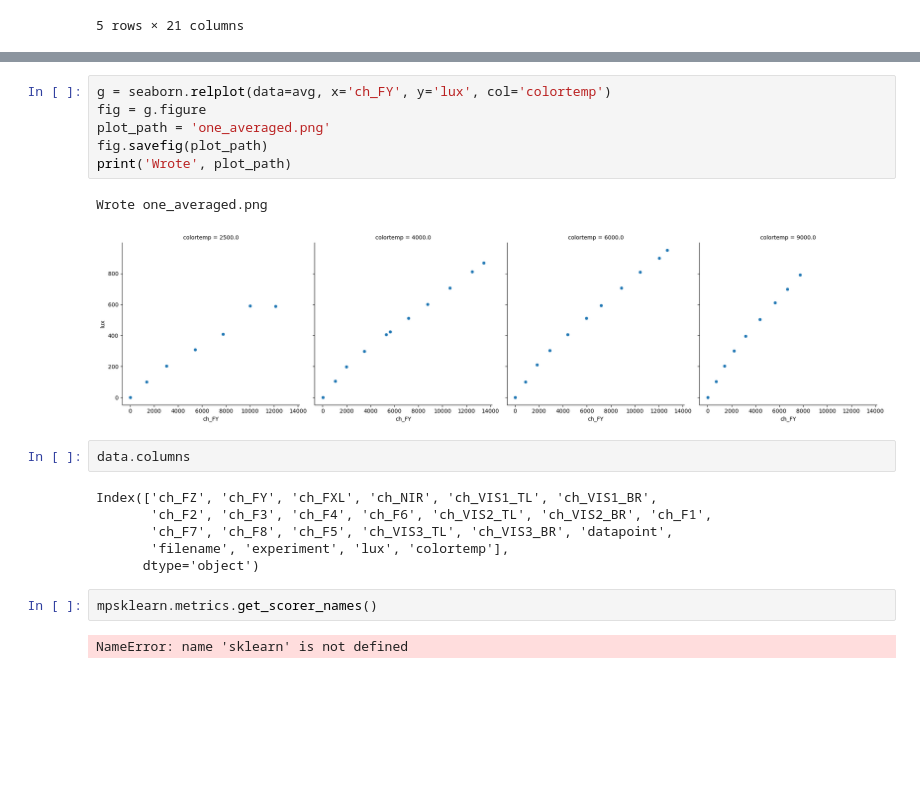
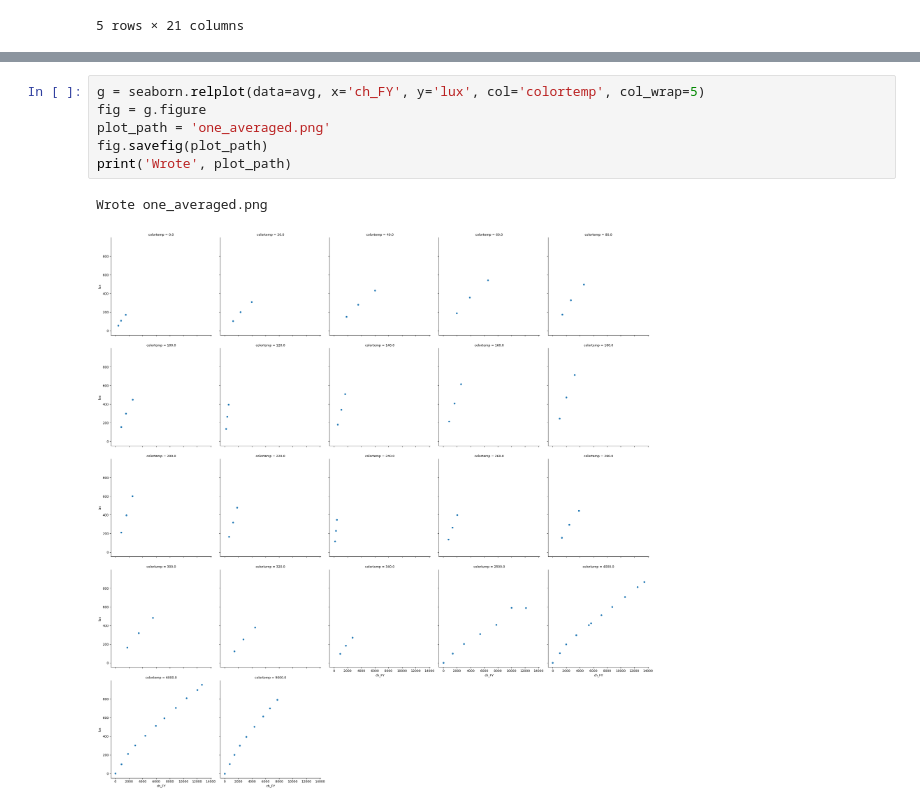
Before and after one commit to jonnor/embeddedml, a Jupyter notebook: handson/luxmeter/notebooks/Untitled.ipynb, the cells around one changed output, grey strips where cells are left out. Cells and saved outputs as stored; diff of their text form; blank space fills up the shorter version.

```diff
--- a/handson/luxmeter/notebooks/Untitled.ipynb
+++ b/handson/luxmeter/notebooks/Untitled.ipynb
@@ -293,21 +69,9 @@ def plot_evaluation(pipeline, X_train, X_test, y_train, y_test, figsize=(12, 8),
 # %%
-g = seaborn.relplot(data=avg, x='ch_FY', y='lux', col='colortemp')
+g = seaborn.relplot(data=avg, x='ch_FY', y='lux', col='colortemp', col_wrap=5)
 fig = g.figure
 plot_path = 'one_averaged.png'
 fig.savefig(plot_path)
 print('Wrote', plot_path)
 # %% [output]
 Wrote one_averaged.png
-[figure, old version]
+[figure, new version]
-# %%
-data.columns
-# %% [output]
-Index(['ch_FZ', 'ch_FY', 'ch_FXL', 'ch_NIR', 'ch_VIS1_TL', 'ch_VIS1_BR',
-       'ch_F2', 'ch_F3', 'ch_F4', 'ch_F6', 'ch_VIS2_TL', 'ch_VIS2_BR', 'ch_F1',
-       'ch_F7', 'ch_F8', 'ch_F5', 'ch_VIS3_TL', 'ch_VIS3_BR', 'datapoint',
-       'filename', 'experiment', 'lux', 'colortemp'],
-      dtype='object')
-# %%
-mpsklearn.metrics.get_scorer_names()
-# %% [output]
-NameError: name 'sklearn' is not defined
```
Also changed, not shown: parts of 3 cells of this notebook, 1 other file.
